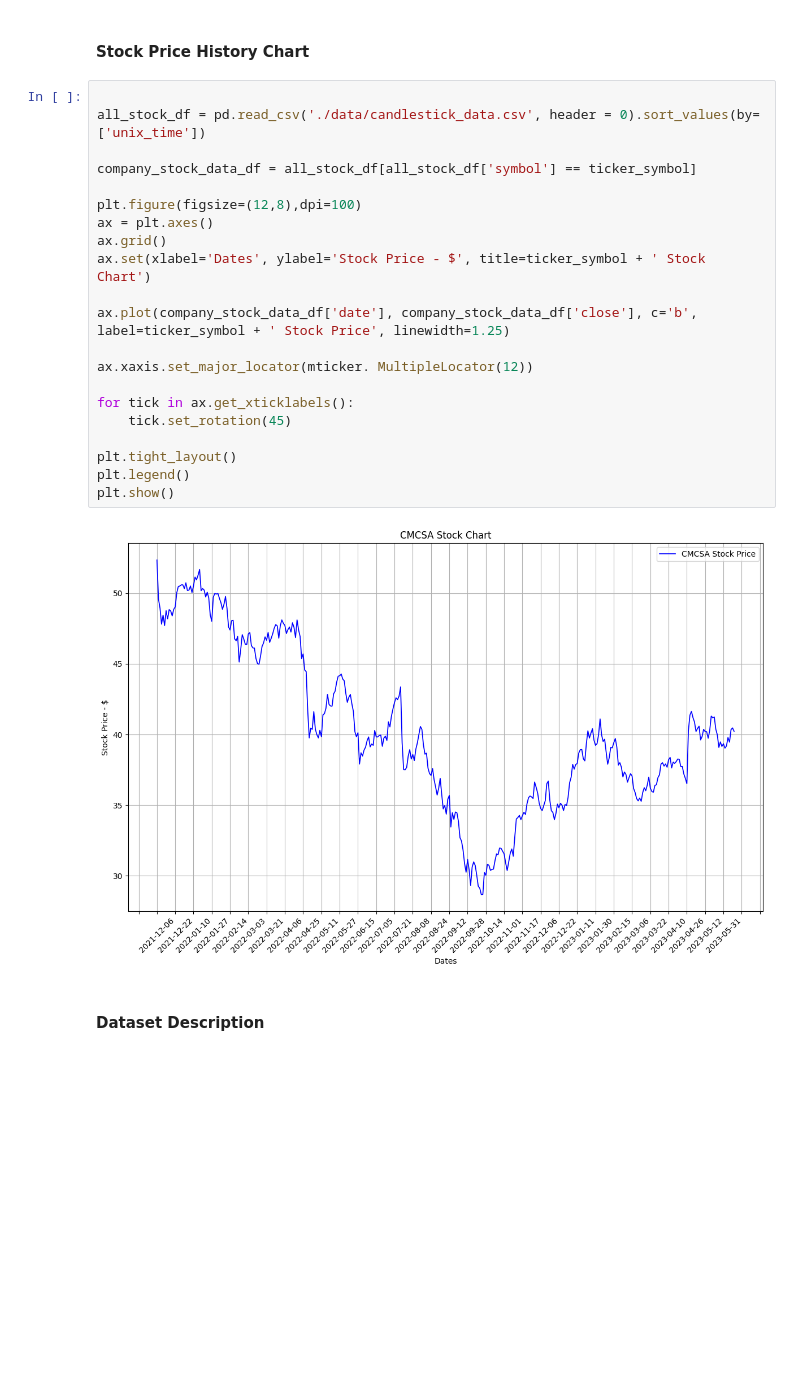
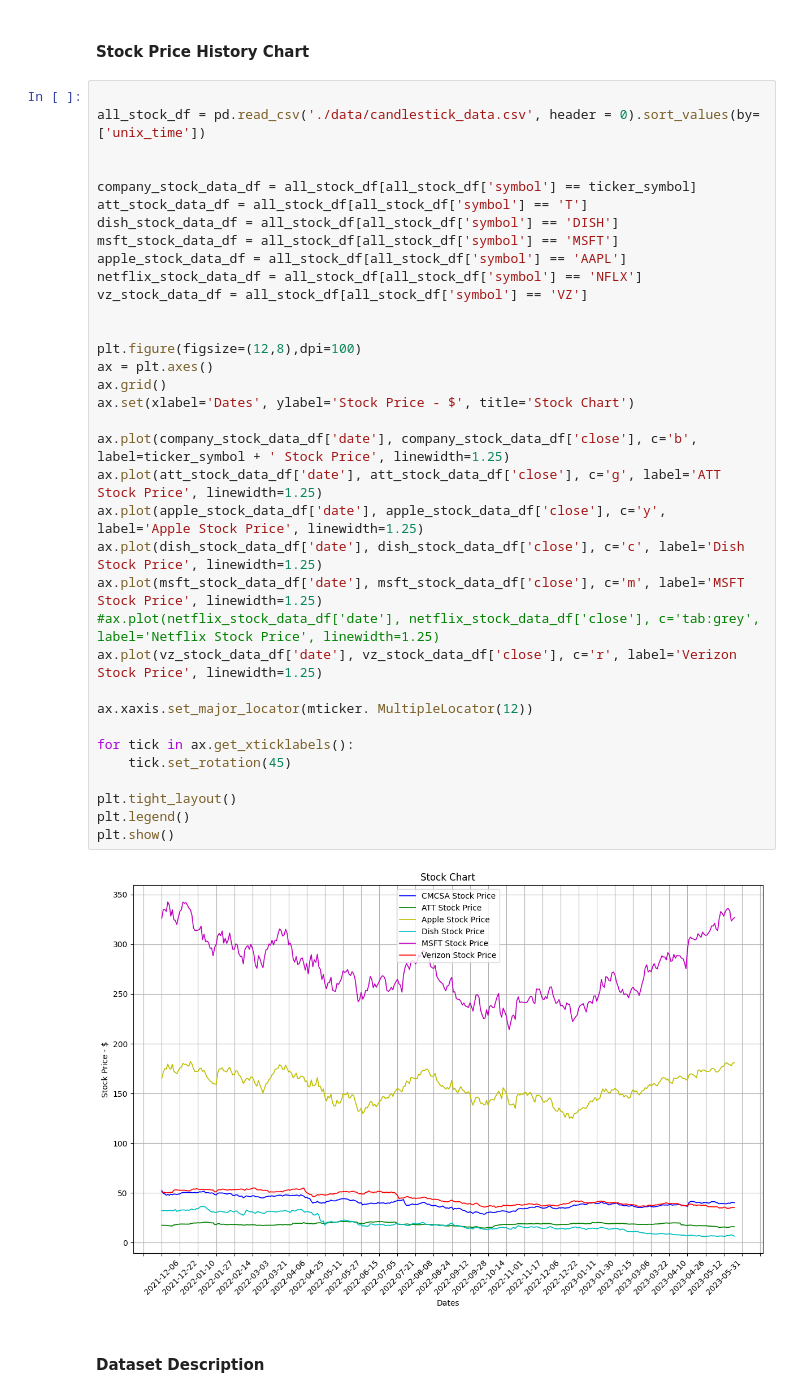
Before and after one commit to geoffpatton/stock-prediction, a Jupyter notebook: project_impl.ipynb, the cells around one changed output. Saved outputs shown, nothing was run; the diff lists cells and outputs as text; blank space fills up the shorter version.

```diff
--- a/project_impl.ipynb
+++ b/project_impl.ipynb
@@ -94,26 +94,40 @@ ticker_symbol = 'CMCSA'
 # %%
 
 all_stock_df = pd.read_csv('./data/candlestick_data.csv', header = 0).sort_values(by=['unix_time'])
 
+
 company_stock_data_df = all_stock_df[all_stock_df['symbol'] == ticker_symbol]
+att_stock_data_df = all_stock_df[all_stock_df['symbol'] == 'T']
+dish_stock_data_df = all_stock_df[all_stock_df['symbol'] == 'DISH']
+msft_stock_data_df = all_stock_df[all_stock_df['symbol'] == 'MSFT']
+apple_stock_data_df = all_stock_df[all_stock_df['symbol'] == 'AAPL']
+netflix_stock_data_df = all_stock_df[all_stock_df['symbol'] == 'NFLX']
+vz_stock_data_df = all_stock_df[all_stock_df['symbol'] == 'VZ']
+
 
 plt.figure(figsize=(12,8),dpi=100)
 ax = plt.axes()
 ax.grid()
-ax.set(xlabel='Dates', ylabel='Stock Price - $', title=ticker_symbol + ' Stock Chart')
+ax.set(xlabel='Dates', ylabel='Stock Price - $', title='Stock Chart')
 
 ax.plot(company_stock_data_df['date'], company_stock_data_df['close'], c='b', label=ticker_symbol + ' Stock Price', linewidth=1.25)
+ax.plot(att_stock_data_df['date'], att_stock_data_df['close'], c='g', label='ATT Stock Price', linewidth=1.25)
+ax.plot(apple_stock_data_df['date'], apple_stock_data_df['close'], c='y', label='Apple Stock Price', linewidth=1.25)
+ax.plot(dish_stock_data_df['date'], dish_stock_data_df['close'], c='c', label='Dish Stock Price', linewidth=1.25)
+ax.plot(msft_stock_data_df['date'], msft_stock_data_df['close'], c='m', label='MSFT Stock Price', linewidth=1.25)
+#ax.plot(netflix_stock_data_df['date'], netflix_stock_data_df['close'], c='tab:grey', label='Netflix Stock Price', linewidth=1.25)
+ax.plot(vz_stock_data_df['date'], vz_stock_data_df['close'], c='r', label='Verizon Stock Price', linewidth=1.25)
 
 ax.xaxis.set_major_locator(mticker. MultipleLocator(12))
 
 for tick in ax.get_xticklabels():
     tick.set_rotation(45)
 
 plt.tight_layout()
 plt.legend()
 plt.show()
 # %% [output]
-[figure, old version]
+[figure, new version]
 # %% [markdown]
 #### Dataset Description
 # %%
```
Also changed, not shown: parts of 9 cells of this notebook.
